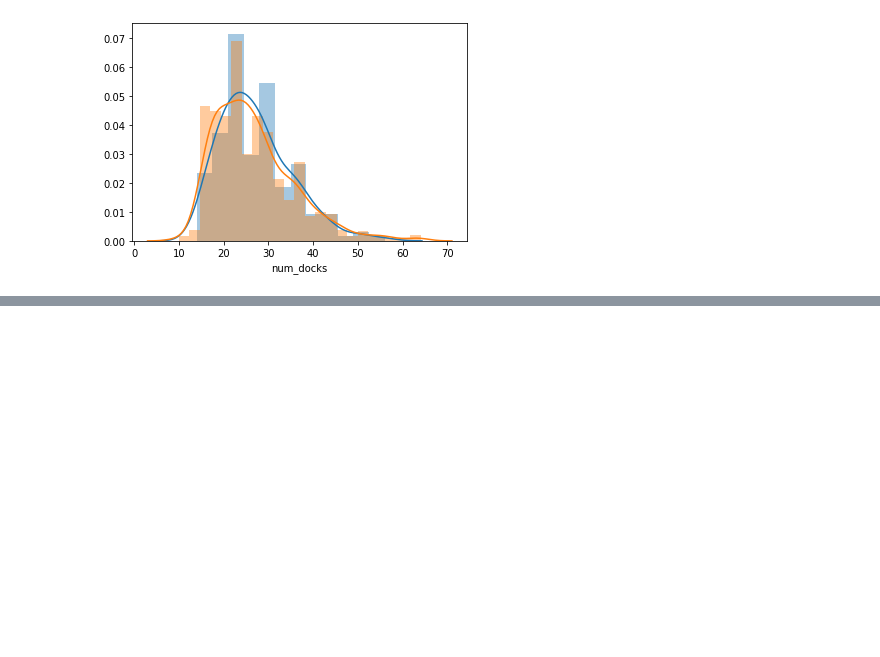
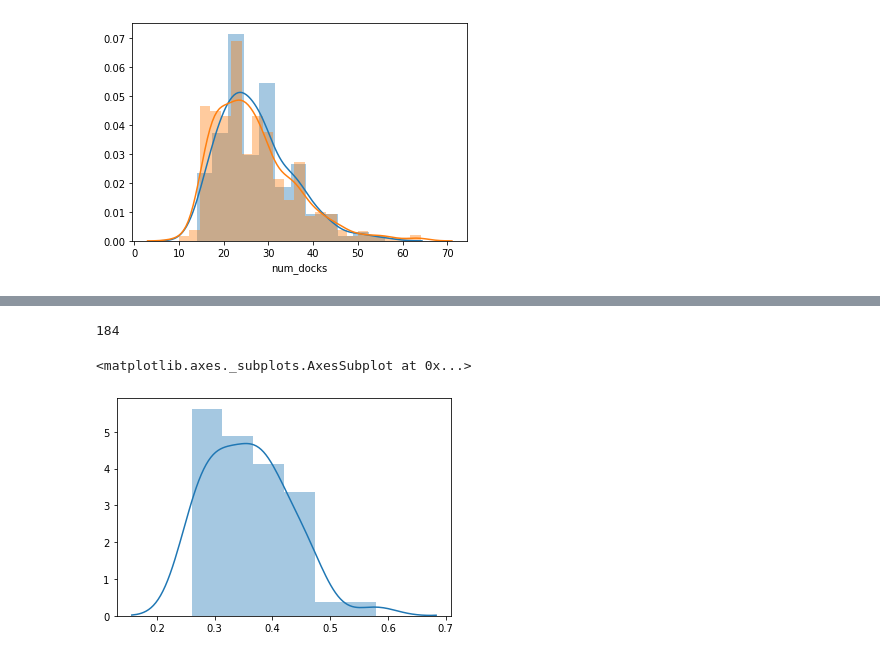
Before and after one commit to MHannan94/mod3_project, a Jupyter notebook: mo.ipynb, the cells around one changed output, grey strips where cells are left out. Saved outputs shown, nothing was run; the diff lists cells and outputs as text; code cells hidden in the pictures; blank space fills up the shorter version.

```diff
--- a/mo.ipynb
+++ b/mo.ipynb
@@ -286,0 +274,4 @@ def compare_dists_logged(dataframe, subset_col, col):
+# %%
+len(high_pop_points)
+# %% [output]
+184
@@ -286,0 +281,13 @@ def compare_dists_logged(dataframe, subset_col, col):
+# %%
+import scipy.stats as stats
+np.random.seed(3)
+probs_high_pop = []
+for i in range(50):
+    sample = high_pop_points.sample(n=50, replace = True)
+    p = np.sum(sample['faulty'])/50
+    probs_high_pop.append(p)
+
+sns.distplot(probs_high_pop, norm_hist= True)
+# %% [output]
+<matplotlib.axes._subplots.AxesSubplot at 0x...>
+[figure, added]
```
Also changed, not shown: parts of 35 cells of this notebook.
